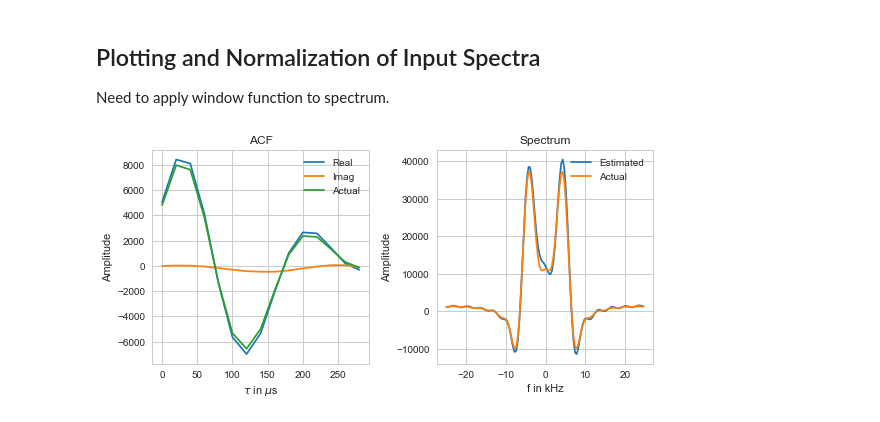
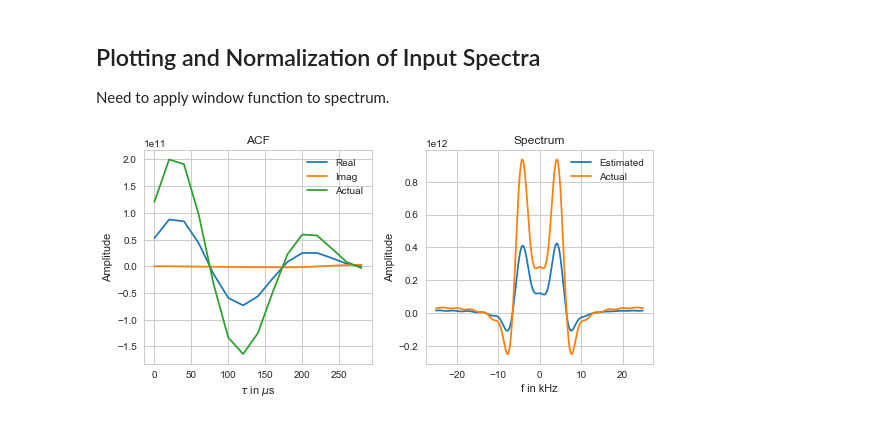
Before and after one commit to jswoboda/SimISR, a Jupyter notebook: ExampleNotebooks/SpecEstimator.ipynb, the cells around one changed output. Saved outputs shown, nothing was run; the diff lists cells and outputs as text; code cells hidden in the pictures.

```diff
--- a/ExampleNotebooks/SpecEstimator.ipynb
+++ b/ExampleNotebooks/SpecEstimator.ipynb
@@ -38,9 +19,8 @@ The backend was *originally* set to 'module://ipykernel.pylab.backend_inline' by
 Set the number of points desired for the averaging and length of spectra. Also set up seaborn formats.
 # %%
 spfreq=50e3
-nspec=128
+nspec=512
 rep1=10000
-Npnts=2**7
 # setup seaborne
 sns.set_style("whitegrid")
 sns.set_context("notebook")
@@ -53,7 +33,9 @@ ISpec_ion = ISRSpectrum(centerFrequency = 449e6, nspec=nspec, sampfreq=spfreq,dF
 species=['O+','e-']
 databloc = sp.array([[1.66e10,1e3],[1.66e10,2.5e3]])
 
-f,cur_spec = ISpec_ion.getspecsep(databloc,species)
+f,cur_spec,rcs = ISpec_ion.getspecsep(databloc,species,rcsflag=True)
+specsum = sp.absolute(cur_spec).sum()
+cur_spec = len(cur_spec)*cur_spec*rcs/specsum
 tau,acf=spect2acf(f,cur_spec)
 
 fig,ax = plt.subplots(1,2,sharey=False, figsize=(8,4),facecolor='w')
@@ -153,7 +135,7 @@ pulse=sp.ones(L)
 Nrg=128
 Xdata=sp.zeros((rep1,Nrg),dtype=sp.complex128)
 for i in range(int(Nrg-L)):
-    Xdata[:,i:i+L] = MakePulseDataRepLPC(pulse,cur_spec,30,rep1,numtype = sp.complex128)+Xdata[:,i:i+L]
+    Xdata[:,i:i+L] = MakePulseDataRepLPC(pulse,cur_spec,40,rep1,numtype = sp.complex128)+Xdata[:,i:i+L]
 
 lagsData=CenteredLagProduct(Xdata,numtype=sp.complex128,pulse =pulse,lagtype='centered')/rep1
 ptype='long'
@@ -173,24 +155,24 @@ Need to apply window function to spectrum.
 # %%
 dt=tau[1]-tau[0]
 f1,spec_all=acf2spect(l*dt,lagsDatasum,n=nspec)
 acf_single = lagsDatasum[50]
 spec_single = spec_all[50]
 
-acf_act=scfft.ifftshift(acf)[:L]*W*128/15
+acf_act=scfft.ifftshift(acf)[:L]*W*nspec*nspec/L
 feh,spec_act=acf2spect(l*dt,acf_act,n=nspec)
 
 fig5,ax5 = plt.subplots(1,2,sharey=False, figsize=(8,4),facecolor='w')
 rp,imp,act_acf=ax5[0].plot(l*dt*1e6,acf_single.real,l*dt*1e6,acf_single.imag,l*dt*1e6,acf_act.real)
 ax5[0].legend([rp,imp,act_acf],['Real','Imag','Actual'])
 ax5[0].set_ylabel('Amplitude')
 ax5[0].set_title('ACF')
 ax5[0].set_xlabel(r'$\tau$ in $\mu$s')
 
 est1,act_spec=ax5[1].plot(f*1e-3,spec_single.real,f*1e-3,spec_act.real)
 ax5[1].legend([est1,act_spec],['Estimated','Actual'])
 ax5[1].set_ylabel('Amplitude')
 ax5[1].set_title('Spectrum')
 ax5[1].set_xlabel(r'f in kHz')
 fig5.tight_layout()
 # %% [output]
-[figure, old version]
+[figure, new version]
```
Also changed, not shown: parts of 4 cells of this notebook, 5 other files.
